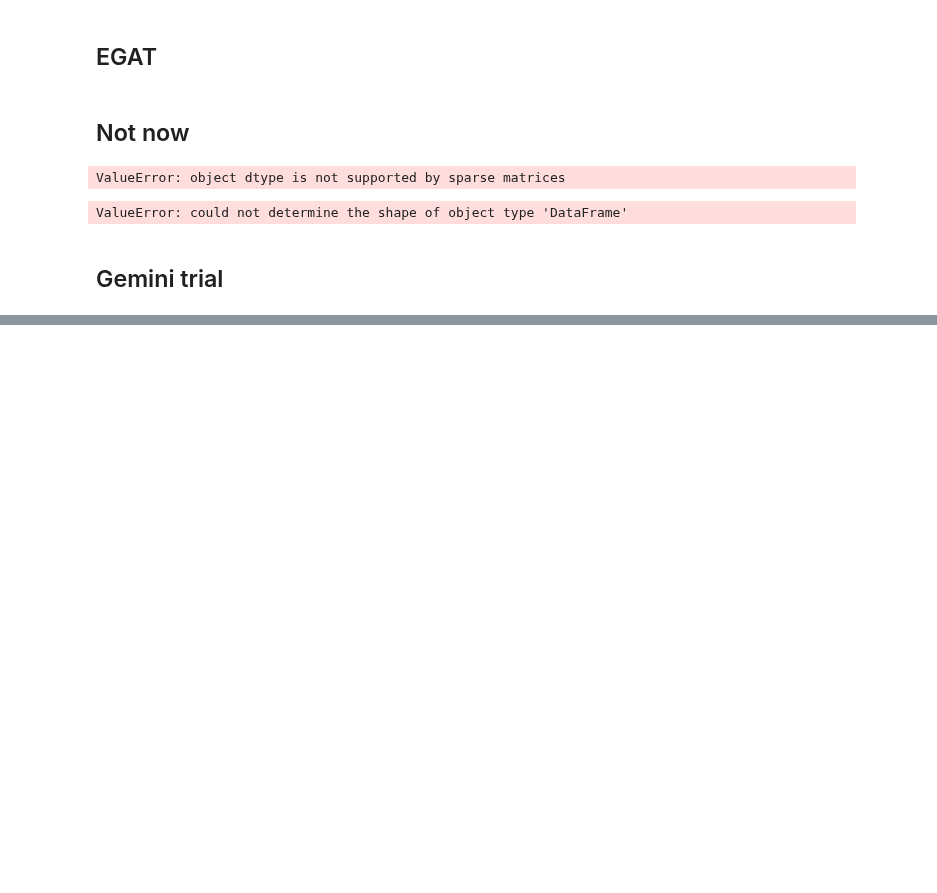
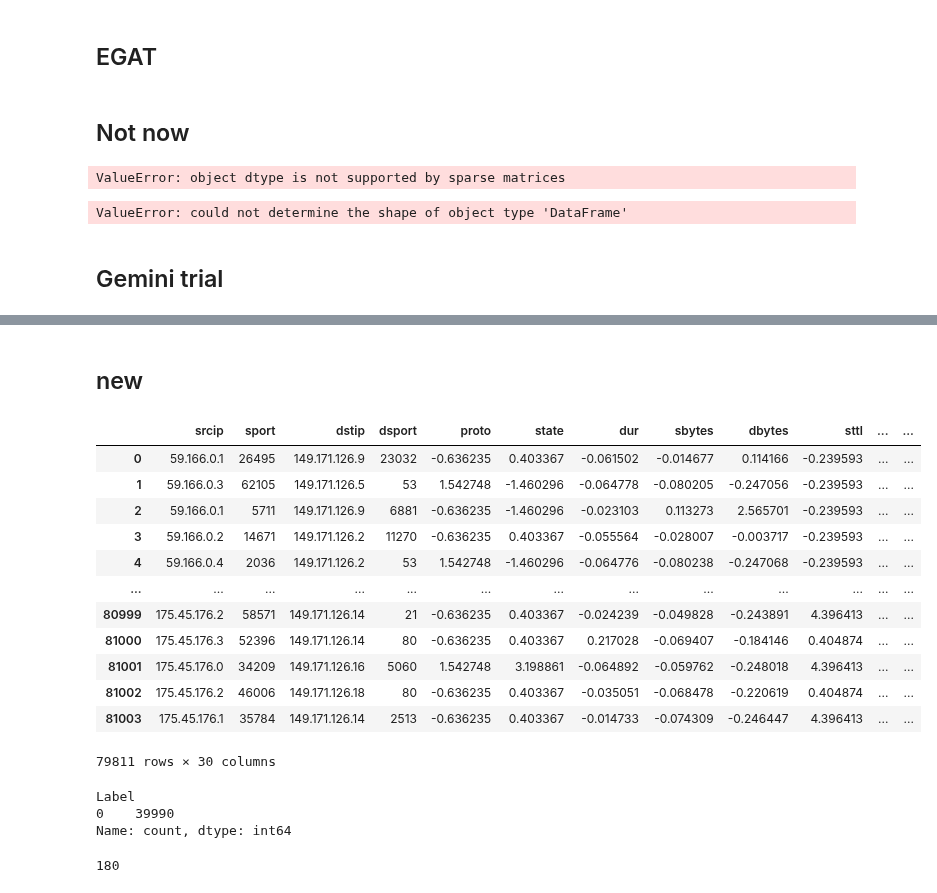
Before and after one commit to Rithuh/Graph-Based-Network-Anomaly-Detection, a Jupyter notebook: neuralnets.ipynb, the cells around one changed output, grey strips where cells are left out. Cells and saved outputs as stored; diff of their text form; code cells hidden in the pictures; blank space fills up the shorter version.

```diff
--- a/neuralnets.ipynb
+++ b/neuralnets.ipynb
@@ -1443,0 +1531,26 @@ InvalidArgumentError: Exception encountered when calling layer 'gat_conv_14' (ty
+# %% [markdown]
+## new
+# %%
+train = train.drop_duplicates(['srcip', 'sport', 'dstip', 'dsport'])
+# %%
+train
+# %% [output]
+|  | srcip | sport | dstip | dsport | proto | state | dur | sbytes | dbytes | sttl | ... | ... |
+| 0 | 59.166.0.1 | 26495 | 149.171.126.9 | 23032 | -0.636235 | 0.403367 | -0.061502 | -0.014677 | 0.114166 | -0.239593 | ... | ... |
+| 1 | 59.166.0.3 | 62105 | 149.171.126.5 | 53 | 1.542748 | -1.460296 | -0.064778 | -0.080205 | -0.247056 | -0.239593 | ... | ... |
+| 2 | 59.166.0.1 | 5711 | 149.171.126.9 | 6881 | -0.636235 | -1.460296 | -0.023103 | 0.113273 | 2.565701 | -0.239593 | ... | ... |
+| 3 | 59.166.0.2 | 14671 | 149.171.126.2 | 11270 | -0.636235 | 0.403367 | -0.055564 | -0.028007 | -0.003717 | -0.239593 | ... | ... |
+| 4 | 59.166.0.4 | 2036 | 149.171.126.2 | 53 | 1.542748 | -1.460296 | -0.064776 | -0.080238 | -0.247068 | -0.239593 | ... | ... |
+| ... | ... | ... | ... | ... | ... | ... | ... | ... | ... | ... | ... | ... |
+| 80999 | 175.45.176.2 | 58571 | 149.171.126.14 | 21 | -0.636235 | 0.403367 | -0.024239 | -0.049828 | -0.243891 | 4.396413 | ... | ... |
+| 81000 | 175.45.176.3 | 52396 | 149.171.126.14 | 80 | -0.636235 | 0.403367 | 0.217028 | -0.069407 | -0.184146 | 0.404874 | ... | ... |
+| 81001 | 175.45.176.0 | 34209 | 149.171.126.16 | 5060 | 1.542748 | 3.198861 | -0.064892 | -0.059762 | -0.248018 | 4.396413 | ... | ... |
+| 81002 | 175.45.176.2 | 46006 | 149.171.126.18 | 80 | -0.636235 | 0.403367 | -0.035051 | -0.068478 | -0.220619 | 0.404874 | ... | ... |
+| 81003 | 175.45.176.1 | 35784 | 149.171.126.14 | 2513 | -0.636235 | 0.403367 | -0.014733 | -0.074309 | -0.246447 | 4.396413 | ... | ... |
+79811 rows × 30 columns
+# %%
+train[:39990].Label.value_counts()
+# %% [output]
+Label
+0    39990
+Name: count, dtype: int64
@@ -1443,0 +1572,4 @@ InvalidArgumentError: Exception encountered when calling layer 'gat_conv_14' (ty
+# %%
+len(nodes)
+# %% [output]
+180
```
Also changed, not shown: parts of 16 cells of this notebook, 1 other file.
